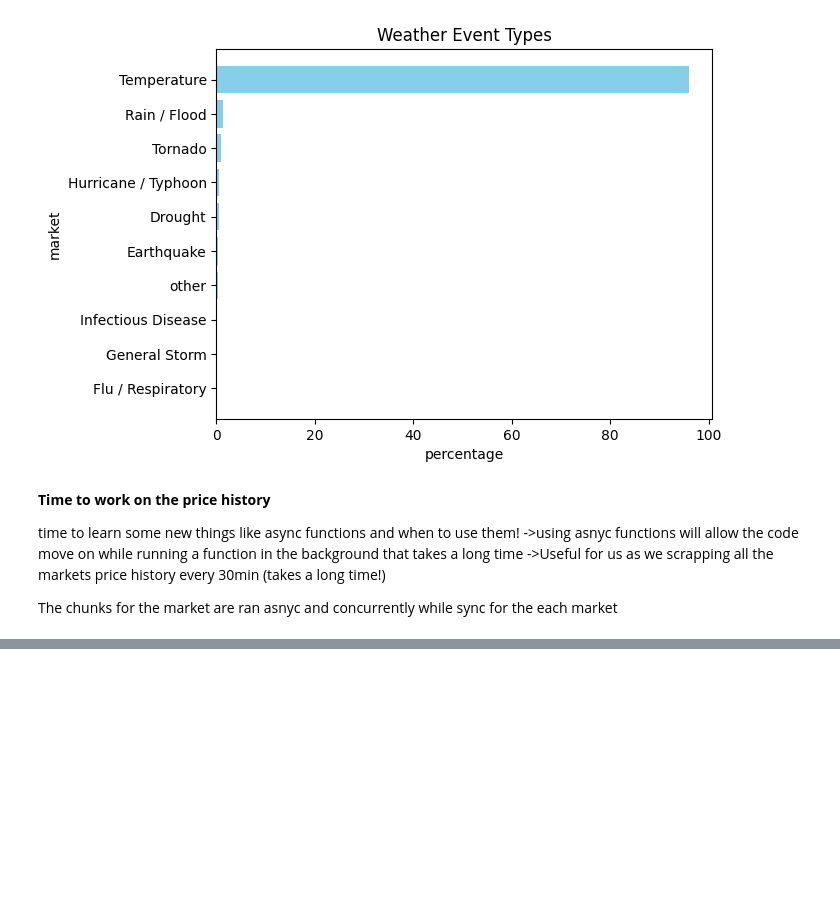
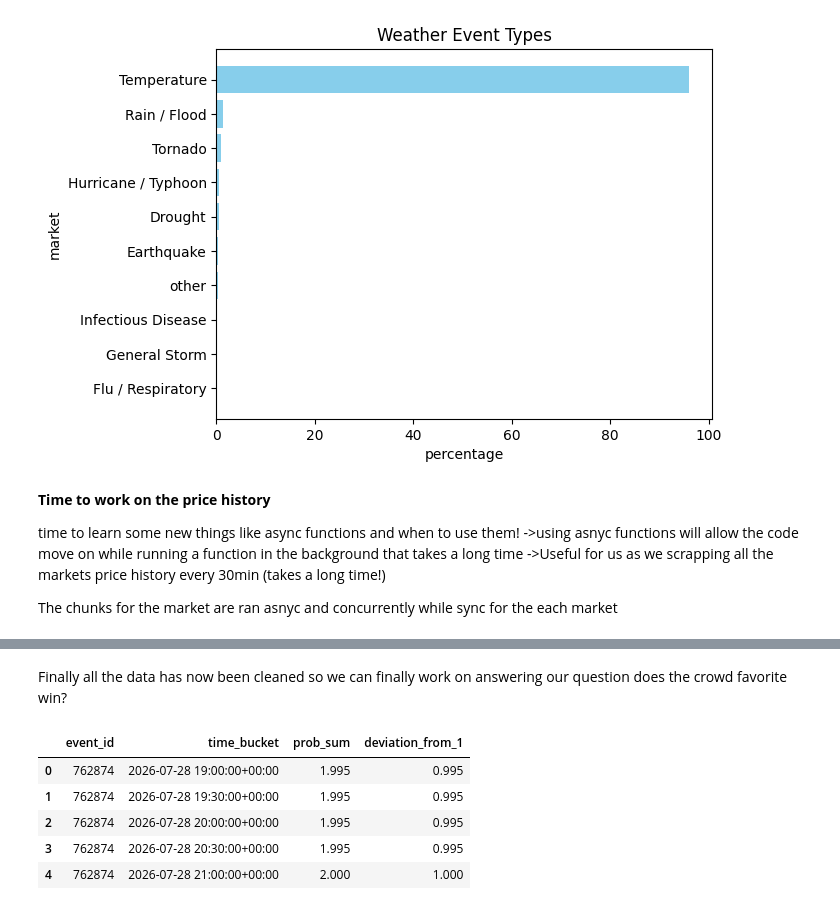
Before and after one commit to dman391/PolymarketWeatherAnalysis, a Jupyter notebook: PolyMarketWeatherAnalysis.ipynb, the cells around one changed output, grey strips where cells are left out. Drawn from its saved outputs; the diff is of its cells as text; code cells hidden in the pictures; blank space fills up the shorter version.

```diff
--- a/PolyMarketWeatherAnalysis.ipynb
+++ b/PolyMarketWeatherAnalysis.ipynb
@@ -455,0 +381,20 @@ display(counts)
+# %% [markdown]
+Finally all the data has now been cleaned so we can finally work on answering our question does the crowd favorite win?
+# %%
+prob_sum = (
+    df_complete
+    .groupby(["event_id", "time_bucket"])["price"]
+    .sum(min_count=1)
+    .reset_index(name="prob_sum")
+)
+
+prob_sum["deviation_from_1"] = prob_sum["prob_sum"] - 1.0
+
+prob_sum.head()
+# %% [output]
+|  | event_id | time_bucket | prob_sum | deviation_from_1 |
+| 0 | 762874 | 2026-07-28 19:00:00+00:00 | 1.995 | 0.995 |
+| 1 | 762874 | 2026-07-28 19:30:00+00:00 | 1.995 | 0.995 |
+| 2 | 762874 | 2026-07-28 20:00:00+00:00 | 1.995 | 0.995 |
+| 3 | 762874 | 2026-07-28 20:30:00+00:00 | 1.995 | 0.995 |
+| 4 | 762874 | 2026-07-28 21:00:00+00:00 | 2.000 | 1.000 |
```
Also changed, not shown: parts of 6 cells of this notebook.
